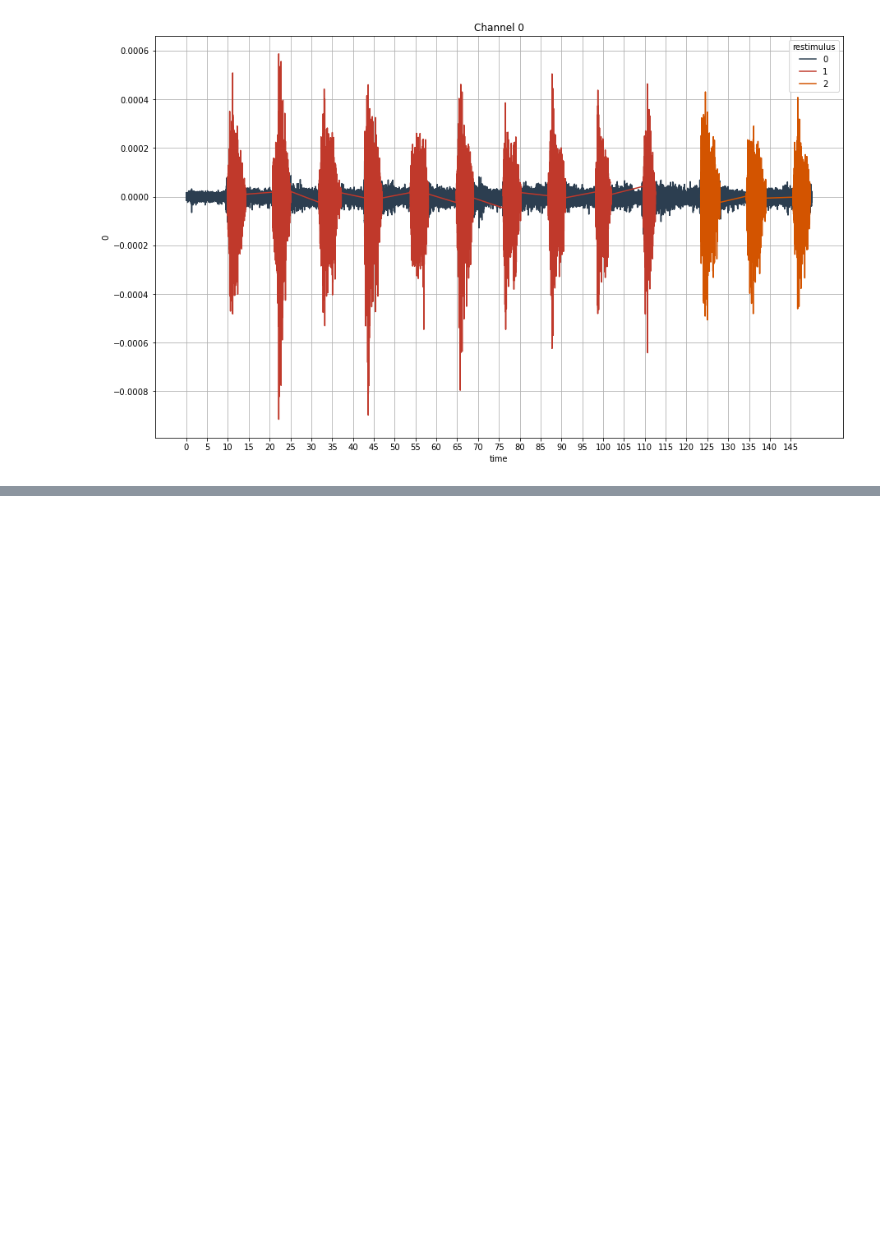
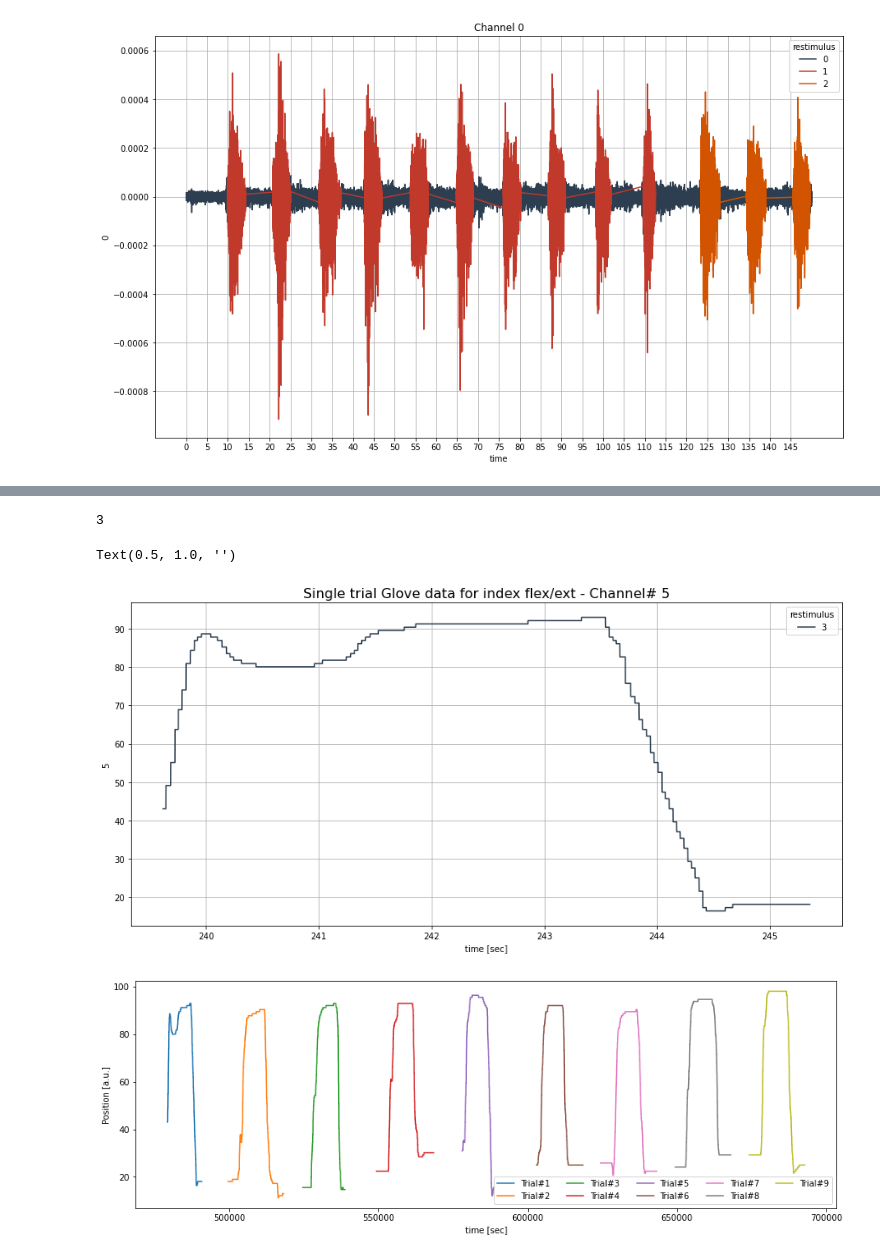
Before and after one commit to tihbe/ninapro_db8, a Jupyter notebook: EDA-NinaPro_DB8.ipynb, the cells around one changed output, grey strips where cells are left out. Saved outputs shown, nothing was run; the diff lists cells and outputs as text; code cells hidden in the pictures; blank space fills up the shorter version.

Commit message:
fix plots for glove data of index finger

```diff
--- a/EDA-NinaPro_DB8.ipynb
+++ b/EDA-NinaPro_DB8.ipynb
@@ -442,0 +400,9 @@ for i, repetition in enumerate(range(1,10)):
+# %%
+glove_df = pd.DataFrame(mat['glove'])
+glove_df['time'] = rec_time
+glove_df['restimulus']= mat['restimulus']
+glove_df['rerepetition']= mat['rerepetition']
+glove_df['trial'] = emg_df['trial']
+
+print(f"Checking on unique restimulus {glove_df[glove_df['rerepetition']==2]['restimulus'].unique()}")
+print(f"Checking on id of first repetition per restimulus:\n {glove_df.groupby('restimulus')['rerepetition'].first()}")
@@ -442,0 +449,35 @@ for i, repetition in enumerate(range(1,10)):
+# %%
+index_finger_id
+# %% [output]
+3
+# %%
+# manually picking the trial nuumber that would correspond to flex/extend finger
+finger = 'index flex/ext'
+index_finger_id = list(stimulus_name.keys())[list(stimulus_name.values()).index(finger)]
+single_finger_trial = glove_df[(glove_df['restimulus']==index_finger_id) & (glove_df['trial'] == 42)]
+
+glove_index_ch = 5  # channel 6 is on the index finger joint
+subset_N  = 300000
+plt.figure(figsize=(15,7))
+sns.lineplot(data=single_finger_trial, x="time", y=glove_index_ch, hue="restimulus",
+             palette=sns.color_palette(list(COLOR_DICT.values()))[:1])
+plt.grid(True)
+plt.title(f"Single trial Glove data for {finger} - Channel# {glove_index_ch}", fontsize=16)
+plt.xlabel('time [sec]')
+
+
+fig = plt.figure(figsize=(15,5))
+gs = gridspec.GridSpec(nrows=1, ncols=1)
+ax = fig.add_subplot(gs[0])
+
+for rep in range(1,10):
+    index_trial = glove_df[(glove_df['restimulus']==index_finger_id) & (glove_df['rerepetition'] ==rep)][glove_index_ch]
+    index_trial.plot(label=f"Trial#{rep}", ax= ax)
+plt.legend(ncol=5)
+plt.ylabel('Position [a.u.]')
+plt.xlabel('time [sec]')
+plt.title('')
+# %% [output]
+Text(0.5, 1.0, '')
+[figure, added]
+[figure, added]
```
Also changed, not shown: parts of 34 cells of this notebook.
